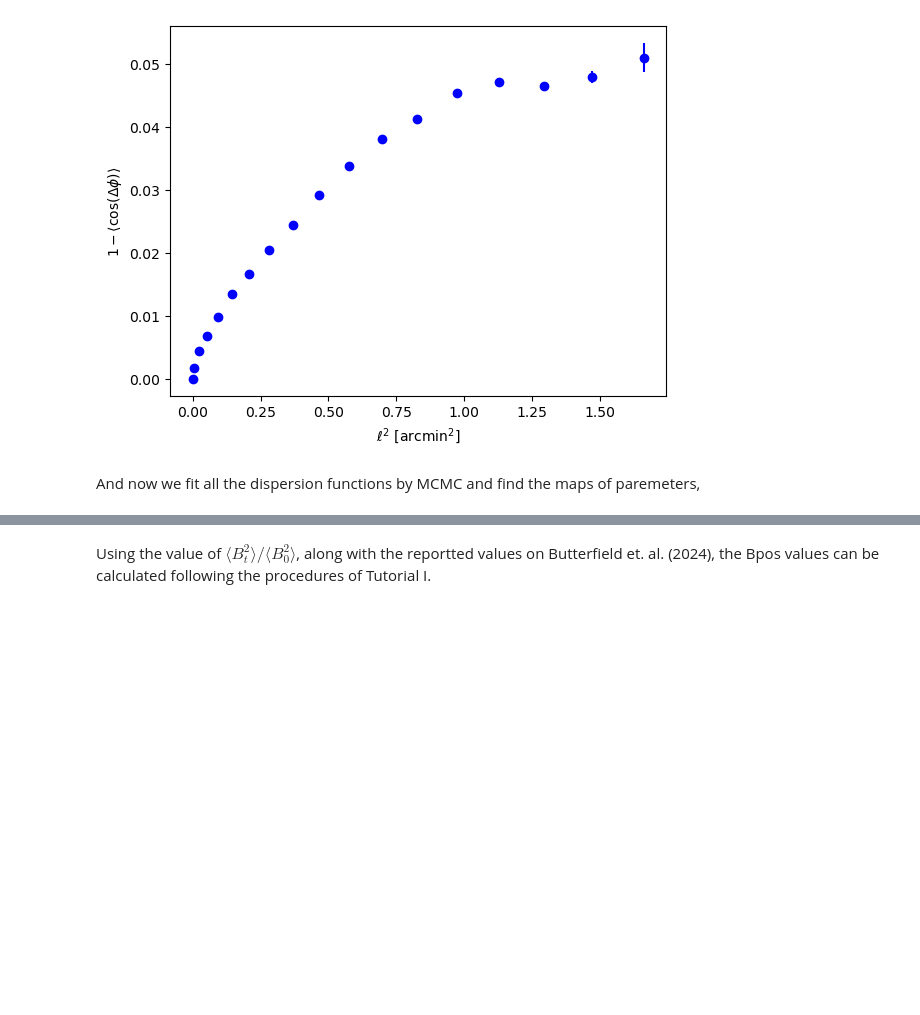
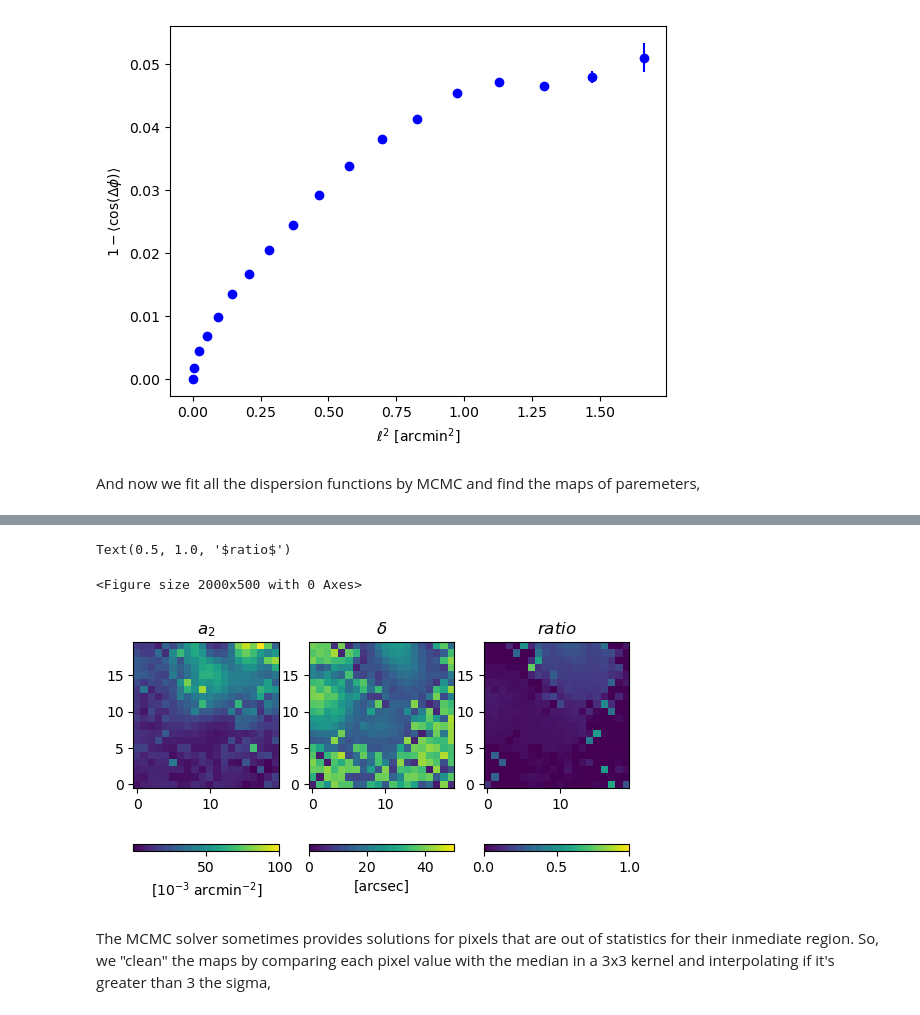
Before and after one commit to jorgueagui/polBpy, a Jupyter notebook: tutorials/polBpy_Tutorial_IV.ipynb, the cells around one changed output, grey strips where cells are left out. Drawn from its saved outputs; the diff is of its cells as text; code cells hidden in the pictures; blank space fills up the shorter version.

```diff
--- a/tutorials/polBpy_Tutorial_IV.ipynb
+++ b/tutorials/polBpy_Tutorial_IV.ipynb
@@ -143,9 +173,19 @@ With these values we can plot the fit over the dispersion function for visual co
 # %%
-def model_funct(x,a,d,f,beam=0.0):
-    #
-    beam /= 2.355
-    dem = d**2 + 2*beam**2
-    term = 1./(1. + (dem/(np.sqrt(2*np.pi)*(d**3)))*f)
-    return term*( 1-np.exp(-x/(2*dem)) ) + a*x
-
-f = model_funct(l,res3['a'],res3['d'],res3['f'],beam=beam_s)
+a2_map = res2['a']*3600*1000 # Units of 10^{-3} arcmin^{-2}
+delta_map = res2['d'] # arcsec
+ratio_map = Delta_p/res2['f']
+plt.figure(figsize=(20,5))
+fig,(ax1,ax2,ax3) = plt.subplots(ncols=3,nrows=1)
+g = ax1.imshow(a2_map,origin='lower',vmin=1.,vmax=100.)
+plt.colorbar(g,ax=ax1,orientation='horizontal',label=r'[10$^{-3}$ arcmin$^{-2}$]')
+ax1.set_title(r'$a_{2}$')
+g = ax2.imshow(delta_map,origin='lower',vmin=0.,vmax=50.)
+plt.colorbar(g,ax=ax2,orientation='horizontal', label='[arcsec]')
+ax2.set_title(r'$\delta$')
+g = ax3.imshow(ratio_map,origin='lower',vmin=0.,vmax=1.)
+plt.colorbar(g,ax=ax3,orientation='horizontal',label='')
+ax3.set_title(r'$ratio$')
+# %% [output]
+Text(0.5, 1.0, '$ratio$')
+<Figure size 2000x500 with 0 Axes>
+[figure, added]
@@ -160,2 +192,2 @@ plt.ylabel(r'$1-\langle \cos(\Delta\phi)\rangle$')
 # %% [markdown]
-Using the value of $\langle B_{t}^{2}\rangle/\langle B_{0}^{2}\rangle$, along with the reportted values on Butterfield et. al. (2024), the Bpos values can be calculated following the procedures of Tutorial I.
+The MCMC solver sometimes provides solutions for pixels that are out of statistics for their inmediate region. So, we "clean" the maps by comparing each pixel value with the median in a 3x3 kernel and interpolating if it's greater than 3 the sigma,
```
Also changed, not shown: parts of 20 cells of this notebook, 8 other files.
